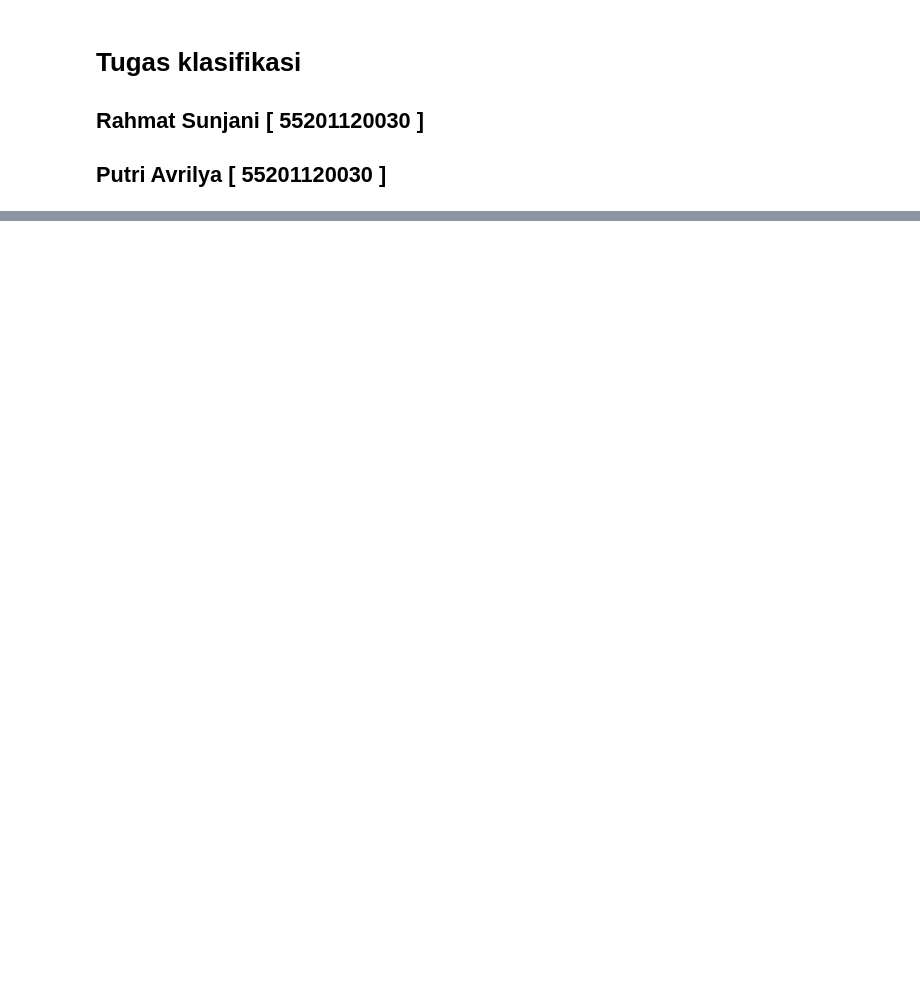
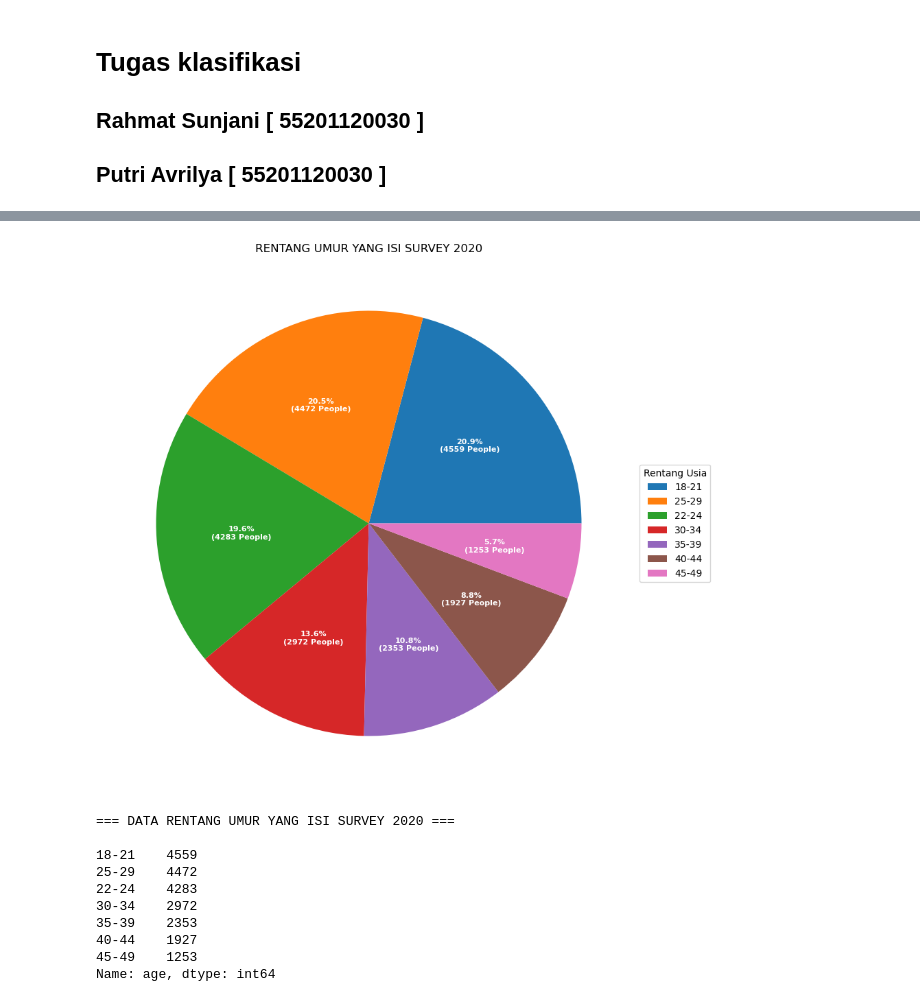
Before and after one commit to fsdio/my-kuliah, a Jupyter notebook: SEMESTER 5/[KAMIS] Pembelajaran Mesin/PERTAMA/UTS/source/survey.ipynb, the cells around one changed output, grey strips where cells are left out. Drawn from its saved outputs; the diff is of its cells as text; code cells hidden in the pictures; blank space fills up the shorter version.

```diff
--- a/SEMESTER 5/[KAMIS] Pembelajaran Mesin/PERTAMA/UTS/source/survey.ipynb
+++ b/SEMESTER 5/[KAMIS] Pembelajaran Mesin/PERTAMA/UTS/source/survey.ipynb
@@ -123,25 +204,38 @@ print(f'\n\n===== INSIGHT =====\n\n')
 # %%
 ## 3. Tampilkan age pengguna yang paling banyak menggunakan platfrom courses
-GG = df['age'].value_counts()
+GG = df[(df['age'] != '50-54') & (df['age'] != '55-59') & (df['age'] != '60-69') & (df['age'] != '70+')]
+GG = GG['age'].value_counts()
 
 import numpy as np
 import matplotlib.pyplot as plt
 
-fig, ax = plt.subplots(figsize=(15,20), subplot_kw=dict(aspect="equal"))
+fig, ax = plt.subplots(figsize=(10,15), subplot_kw=dict(aspect="equal"))
 data = GG.tolist()
 ingredients = GG.index.tolist()
 
 def func(pct, allvals):
     absolute = int(np.round(pct/100.*np.sum(allvals)))
     return "{:.1f}%\n({:d} People)".format(pct, absolute)
 
 wedges, texts, autotexts = ax.pie(data, autopct=lambda pct: func(pct, data), textprops=dict(color="w"))
 ax.legend(wedges, ingredients, title="Rentang Usia", loc="center left", bbox_to_anchor=(1, 0, 0.5, 1))
 plt.setp(autotexts, size=8, weight="bold")
 ax.set_title("RENTANG UMUR YANG ISI SURVEY 2020")
 plt.show()
 
 print(f'\n=== DATA RENTANG UMUR YANG ISI SURVEY 2020 ===\n\n{GG}\n')
+# %% [output]
+[figure, added]
+=== DATA RENTANG UMUR YANG ISI SURVEY 2020 ===
+
+18-21    4559
+25-29    4472
+22-24    4283
+30-34    2972
+35-39    2353
+40-44    1927
+45-49    1253
+Name: age, dtype: int64
 # %%
 ## 4. Menampilkan data educational_status berdasarkan current_industry
 
```
Also changed, not shown: parts of 7 cells of this notebook, 9 other files.
